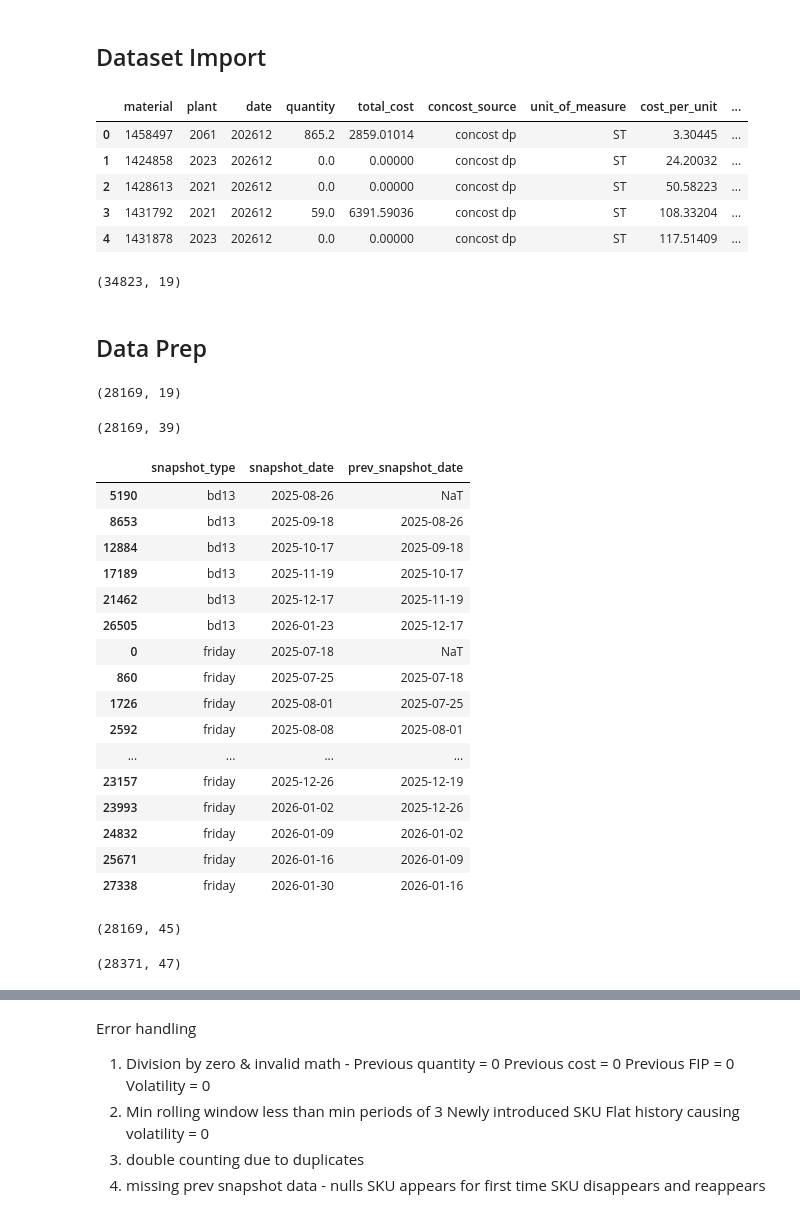
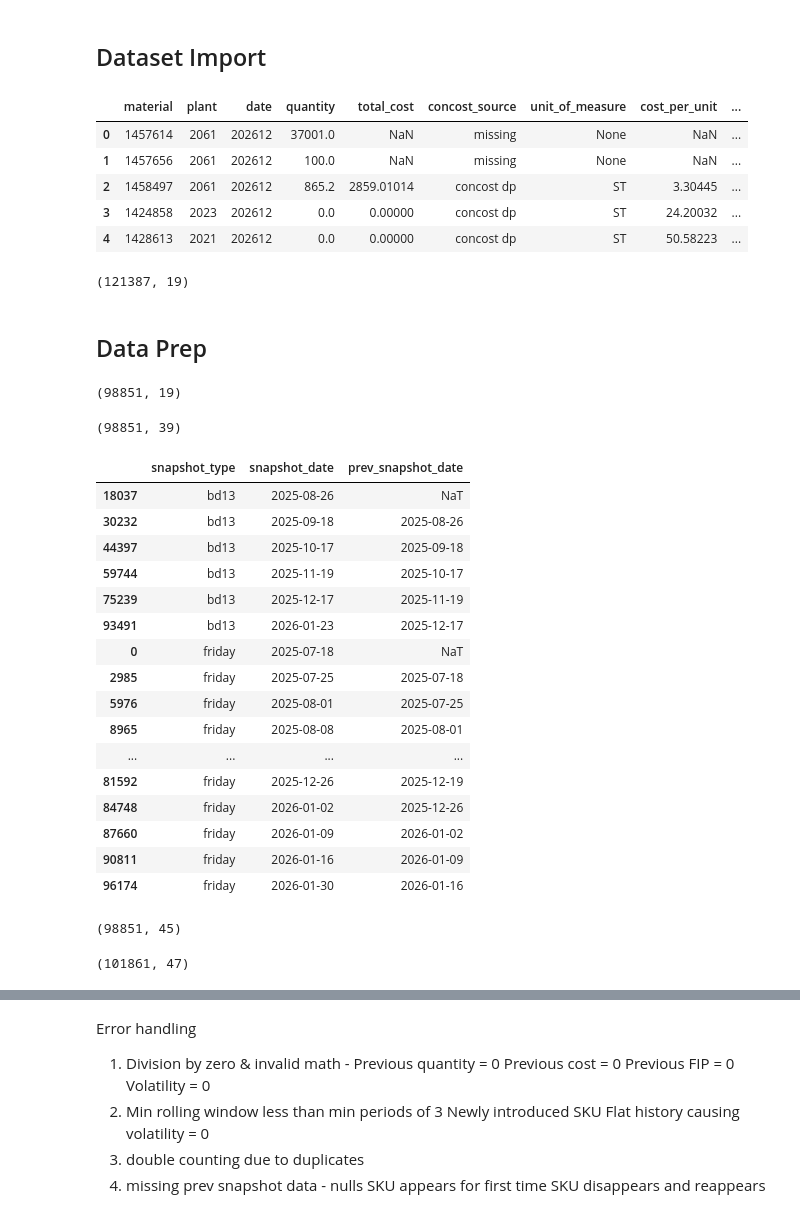
Before and after one commit to yogeshpedi/FIP_RCA, a Jupyter notebook: notebooks/FIP_RCA_BrandLevelAgg.ipynb, the cells around one changed output, grey strips where cells are left out. Cells and saved outputs as stored; diff of their text form; code cells hidden in the pictures.

```diff
--- a/notebooks/FIP_RCA_BrandLevelAgg.ipynb
+++ b/notebooks/FIP_RCA_BrandLevelAgg.ipynb
@@ -8,42 +8,42 @@ import s3fs
 # %%
 # Import FIP Dataset
 
 s3_path_fip = (
     "s3://m3-intel-hub-dp-us-east-1-517292-prod/"
     "publish/data-product/financial_inventory_projection_report_network_update/"
 )
 
 dataset = ds.dataset(
     s3_path_fip,
     format="parquet",
     partitioning="hive"
 )
 
 table = dataset.to_table(
     filter=(
         ds.field("date").isin(["202612"])#, "202712", "202812"])
-    ) & (ds.field("corporate_brand") == "REVLIMID") &
+    ) & (ds.field("corporate_brand").isin(["REVLIMID","ABRAXANE","All Other Pharmaceut"])) &
 
     ~(
         (ds.field("snapshot_date") == "2026-01-23") &
         (ds.field("snapshot_type") == "friday")
     )
 )
 
 
 df_fip = table.to_pandas()
 df_fip.head()
 # %% [output]
 |  | material | plant | date | quantity | total_cost | concost_source | unit_of_measure | cost_per_unit | ... |
-| 0 | 1458497 | 2061 | 202612 | 865.2 | 2859.01014 | concost dp | ST | 3.30445 | ... |
-| 1 | 1424858 | 2023 | 202612 | 0.0 | 0.00000 | concost dp | ST | 24.20032 | ... |
-| 2 | 1428613 | 2021 | 202612 | 0.0 | 0.00000 | concost dp | ST | 50.58223 | ... |
-| 3 | 1431792 | 2021 | 202612 | 59.0 | 6391.59036 | concost dp | ST | 108.33204 | ... |
-| 4 | 1431878 | 2023 | 202612 | 0.0 | 0.00000 | concost dp | ST | 117.51409 | ... |
+| 0 | 1457614 | 2061 | 202612 | 37001.0 | NaN | missing | None | NaN | ... |
+| 1 | 1457656 | 2061 | 202612 | 100.0 | NaN | missing | None | NaN | ... |
+| 2 | 1458497 | 2061 | 202612 | 865.2 | 2859.01014 | concost dp | ST | 3.30445 | ... |
+| 3 | 1424858 | 2023 | 202612 | 0.0 | 0.00000 | concost dp | ST | 24.20032 | ... |
+| 4 | 1428613 | 2021 | 202612 | 0.0 | 0.00000 | concost dp | ST | 50.58223 | ... |
 # %%
 df_fip.shape
 # %% [output]
-(34823, 19)
+(121387, 19)
 # %%
 # Import Plant Type Data
 
@@ -129,7 +129,7 @@ df_fip = df_fip.loc[df_fip["has_non_zero"] == 1].drop(columns="has_non_zero")
 # %%
 df_fip.shape
 # %% [output]
-(28169, 19)
+(98851, 19)
 # %%
 base1 = df_fip.copy()
 # %%
@@ -201,7 +201,7 @@ base1 = base1.merge(
 
 base1.shape
 # %% [output]
-(28169, 39)
+(98851, 39)
 # %%
 # rearrange columns for better readability
 new_cols = [
@@ -259,22 +259,22 @@ snapshot_calendar["prev_snapshot_date"] = (
 snapshot_calendar      # comparing bd13 - bd13 snapshots and friday-friday snapshots. no bd13-fri snapshots
 # %% [output]
 |  | snapshot_type | snapshot_date | prev_snapshot_date |
-| 5190 | bd13 | 2025-08-26 | NaT |
-| 8653 | bd13 | 2025-09-18 | 2025-08-26 |
-| 12884 | bd13 | 2025-10-17 | 2025-09-18 |
-| 17189 | bd13 | 2025-11-19 | 2025-10-17 |
-| 21462 | bd13 | 2025-12-17 | 2025-11-19 |
-| 26505 | bd13 | 2026-01-23 | 2025-12-17 |
+| 18037 | bd13 | 2025-08-26 | NaT |
+| 30232 | bd13 | 2025-09-18 | 2025-08-26 |
+| 44397 | bd13 | 2025-10-17 | 2025-09-18 |
+| 59744 | bd13 | 2025-11-19 | 2025-10-17 |
+| 75239 | bd13 | 2025-12-17 | 2025-11-19 |
+| 93491 | bd13 | 2026-01-23 | 2025-12-17 |
 | 0 | friday | 2025-07-18 | NaT |
-| 860 | friday | 2025-07-25 | 2025-07-18 |
-| 1726 | friday | 2025-08-01 | 2025-07-25 |
-| 2592 | friday | 2025-08-08 | 2025-08-01 |
+| 2985 | friday | 2025-07-25 | 2025-07-18 |
+| 5976 | friday | 2025-08-01 | 2025-07-25 |
+| 8965 | friday | 2025-08-08 | 2025-08-01 |
 | ... | ... | ... | ... |
-| 23157 | friday | 2025-12-26 | 2025-12-19 |
-| 23993 | friday | 2026-01-02 | 2025-12-26 |
-| 24832 | friday | 2026-01-09 | 2026-01-02 |
-| 25671 | friday | 2026-01-16 | 2026-01-09 |
-| 27338 | friday | 2026-01-30 | 2026-01-16 |
+| 81592 | friday | 2025-12-26 | 2025-12-19 |
+| 84748 | friday | 2026-01-02 | 2025-12-26 |
+| 87660 | friday | 2026-01-09 | 2026-01-02 |
+| 90811 | friday | 2026-01-16 | 2026-01-09 |
+| 96174 | friday | 2026-01-30 | 2026-01-16 |
 # %%
 # Attach previous snapshot date to each row
 
@@ -337,7 +337,7 @@ rca_base = current_df.merge(
 # %%
 rca_base.shape
 # %% [output]
-(28169, 45)
+(98851, 45)
 # %%
 # Flags for material–plant presence
 
@@ -427,7 +427,7 @@ for col in [
 # %%
 final_rca_frame.shape
 # %% [output]
-(28371, 47)
+(101861, 47)
 # %%
 snapshot_mapping_check = (
     final_rca_frame
```
Also changed, not shown: parts of 19 cells of this notebook, 2 other files.
